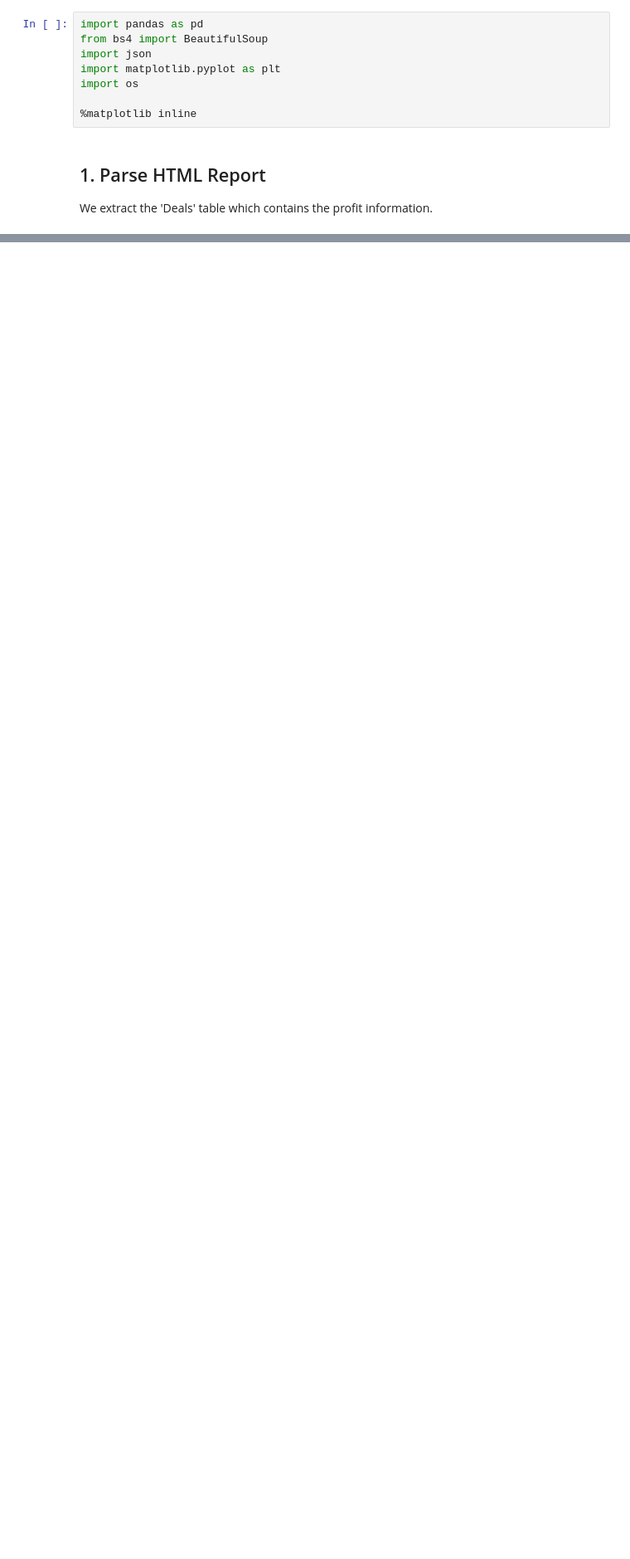
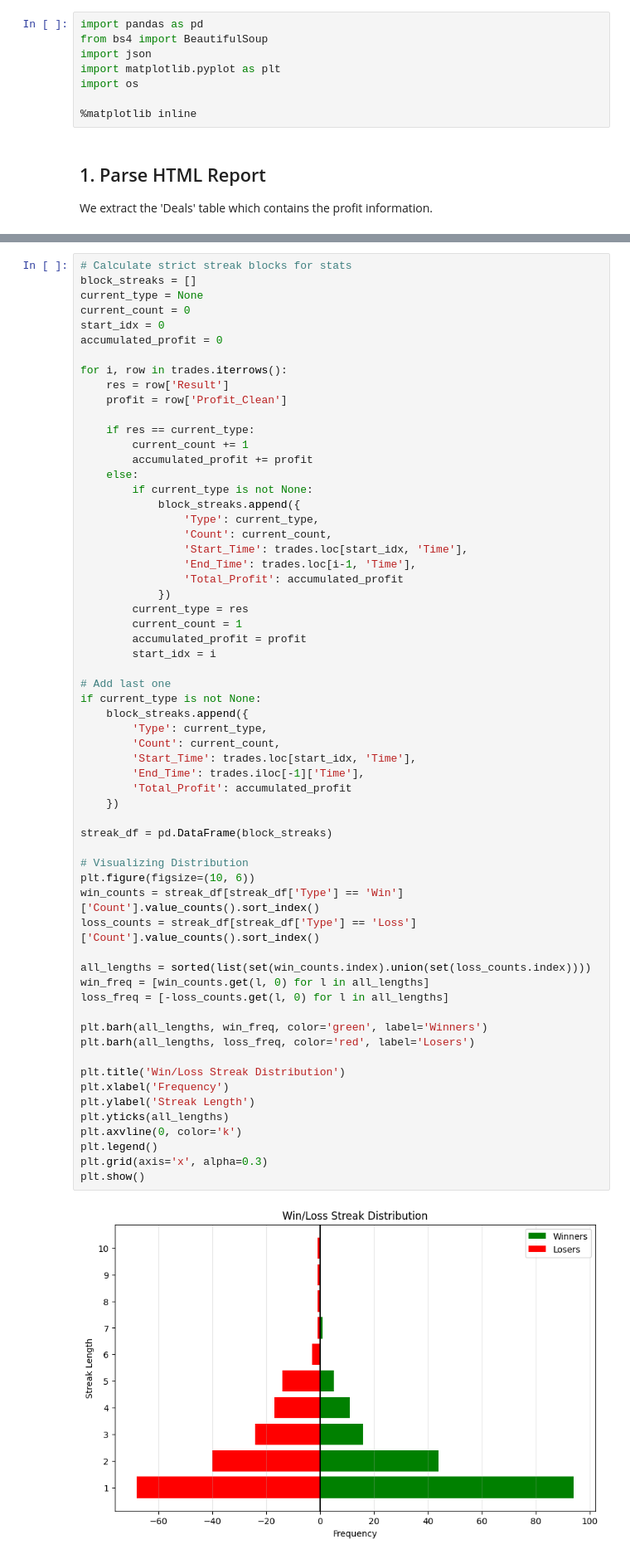
Before and after one commit to fmunozse-trading/mt5-backtest-analysis, a Jupyter notebook: notebooks/streak_analysis.ipynb, the cells around one changed output, grey strips where cells are left out. Shown at 83% size. Drawn from its saved outputs; the diff is of its cells as text; blank space fills up the shorter version.

```diff
--- a/notebooks/streak_analysis.ipynb
+++ b/notebooks/streak_analysis.ipynb
@@ -189,0 +207,63 @@ else:
+# %%
+# Calculate strict streak blocks for stats
+block_streaks = []
+current_type = None
+current_count = 0
+start_idx = 0
+accumulated_profit = 0
+
+for i, row in trades.iterrows():
+    res = row['Result']
+    profit = row['Profit_Clean']
+
+    if res == current_type:
+        current_count += 1
+        accumulated_profit += profit
+    else:
+        if current_type is not None:
+            block_streaks.append({
+                'Type': current_type,
+                'Count': current_count,
+                'Start_Time': trades.loc[start_idx, 'Time'],
+                'End_Time': trades.loc[i-1, 'Time'],
+                'Total_Profit': accumulated_profit
+            })
+        current_type = res
+        current_count = 1
+        accumulated_profit = profit
+        start_idx = i
+
+# Add last one
+if current_type is not None:
+    block_streaks.append({
+        'Type': current_type,
+        'Count': current_count,
+        'Start_Time': trades.loc[start_idx, 'Time'],
+        'End_Time': trades.iloc[-1]['Time'],
+        'Total_Profit': accumulated_profit
+    })
+
+streak_df = pd.DataFrame(block_streaks)
+
+# Visualizing Distribution
+plt.figure(figsize=(10, 6))
+win_counts = streak_df[streak_df['Type'] == 'Win']['Count'].value_counts().sort_index()
+loss_counts = streak_df[streak_df['Type'] == 'Loss']['Count'].value_counts().sort_index()
+
+all_lengths = sorted(list(set(win_counts.index).union(set(loss_counts.index))))
+win_freq = [win_counts.get(l, 0) for l in all_lengths]
+loss_freq = [-loss_counts.get(l, 0) for l in all_lengths]
+
+plt.barh(all_lengths, win_freq, color='green', label='Winners')
+plt.barh(all_lengths, loss_freq, color='red', label='Losers')
+
+plt.title('Win/Loss Streak Distribution')
+plt.xlabel('Frequency')
+plt.ylabel('Streak Length')
+plt.yticks(all_lengths)
+plt.axvline(0, color='k')
+plt.legend()
+plt.grid(axis='x', alpha=0.3)
+plt.show()
+# %% [output]
+[figure, added]
```
Also changed, not shown: parts of 13 cells of this notebook, 2 other files.
